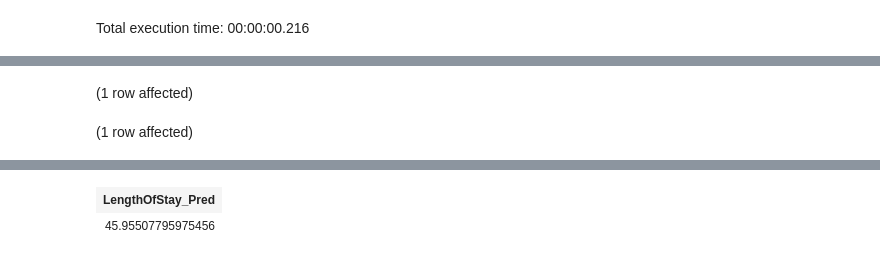
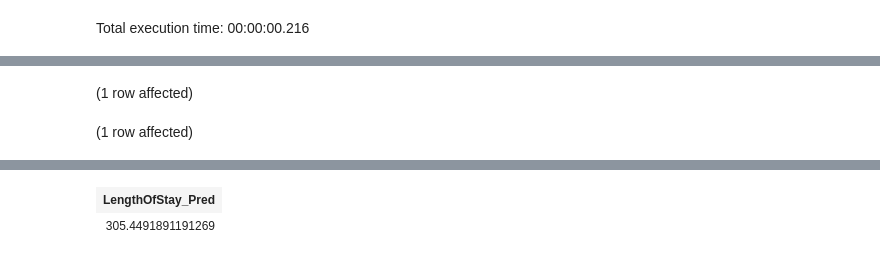
Before and after one commit to microsoft/r-server-hospital-length-of-stay, a Jupyter notebook: SQLPy/Claims/DbaHospitalLoSClaims.ipynb, the cells around one changed output, grey strips where cells are left out. Drawn from its saved outputs; the diff is of its cells as text; code cells hidden in the pictures.

```diff
--- a/SQLPy/Claims/DbaHospitalLoSClaims.ipynb
+++ b/SQLPy/Claims/DbaHospitalLoSClaims.ipynb
@@ -369,6 +374,6 @@ Total execution time: 00:00:00.160
 | 2018-02-15 | 2021-02-09 |
 # %%
-exec do_native_predict 402695
+exec do_native_predict 43714
 # %% [output]
 (1 row affected)
 (1 row affected)
@@ -377,2 +382,2 @@ Total execution time: 00:00:00.053
 | LengthOfStay_Pred |
-| 45.95507795975456 |
+| 305.4491891191269 |
```
Also changed, not shown: parts of 9 cells of this notebook, 36 other files.
